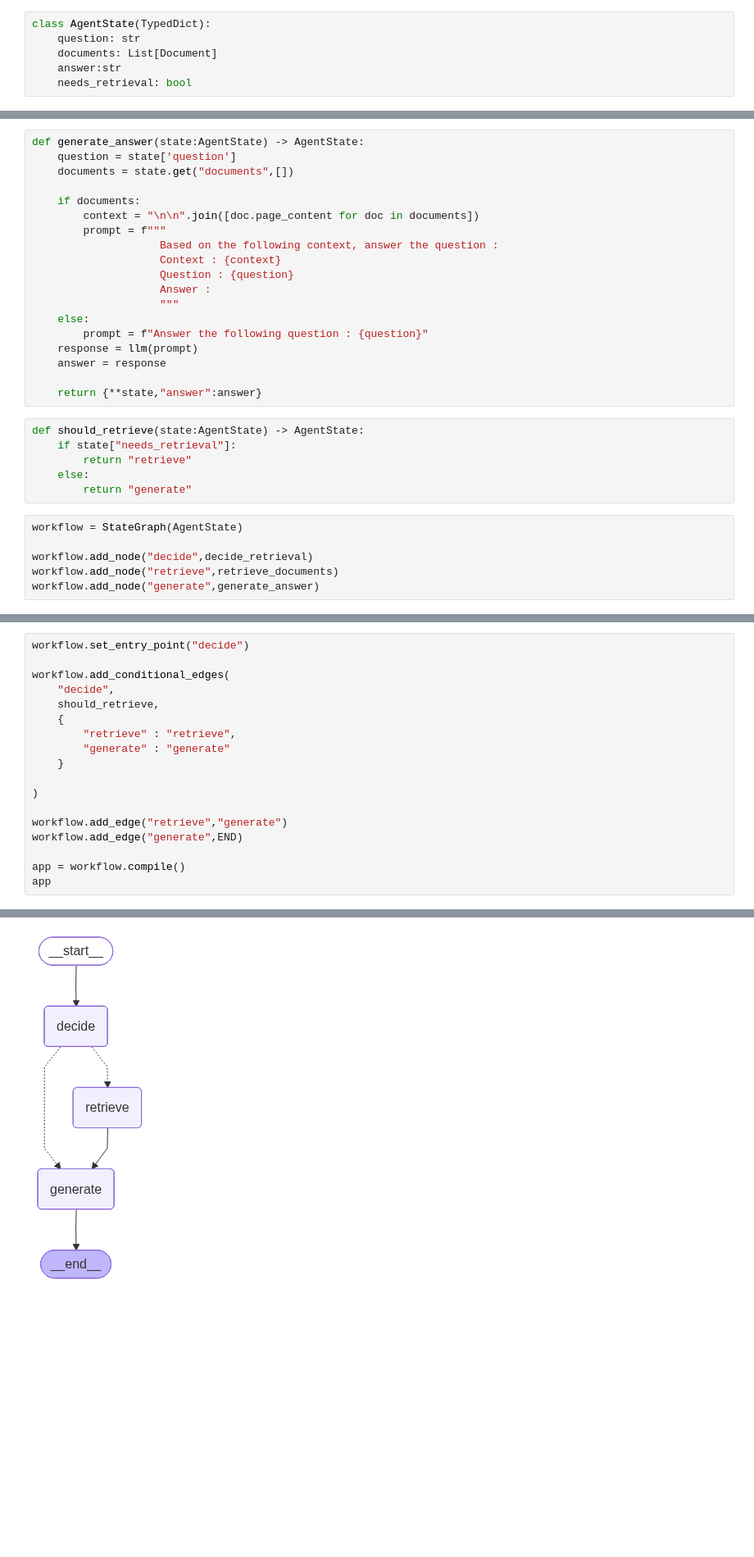
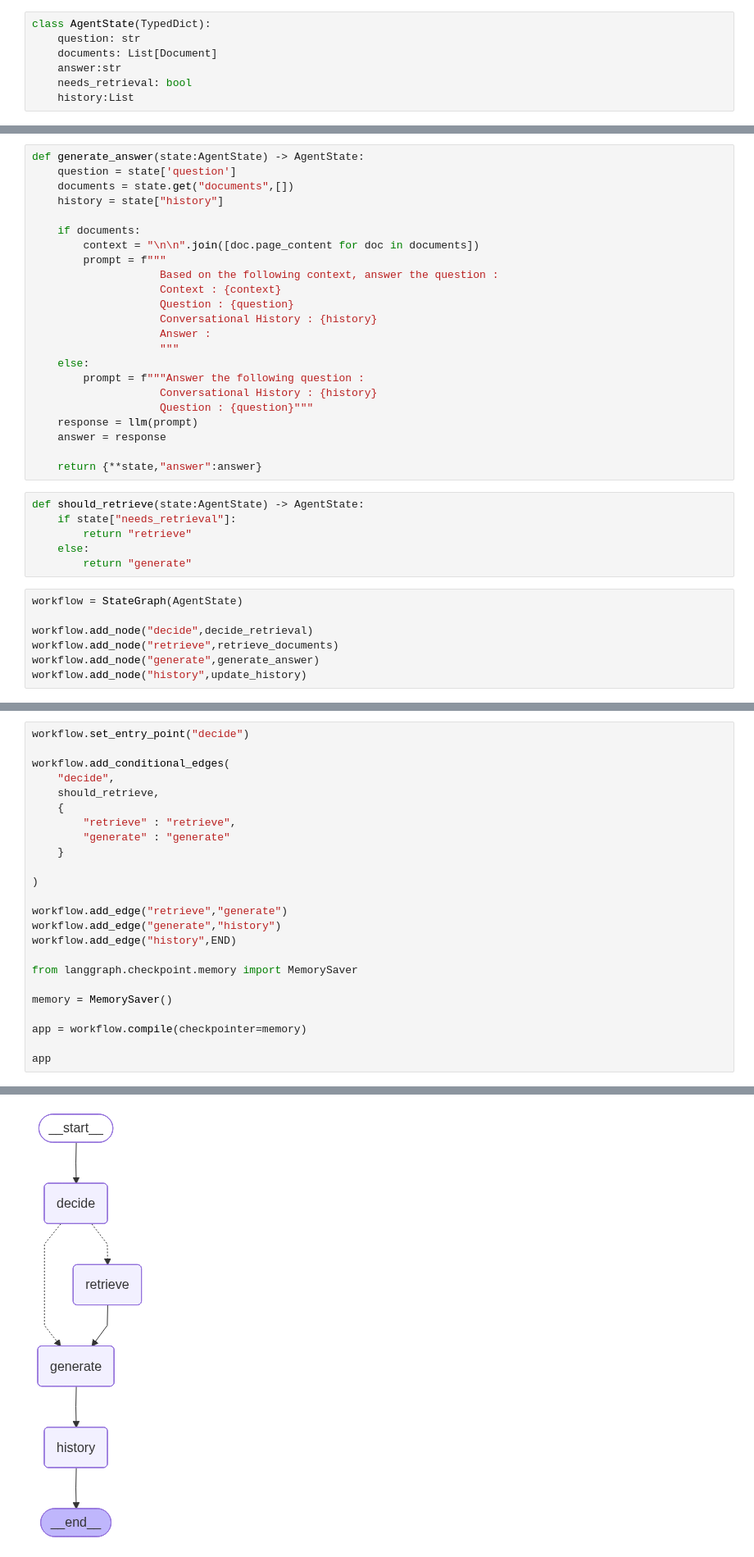
Before and after one commit to a-anuj/flashFeedAgent, a Jupyter notebook: notebooks/agentic_rag.ipynb, the cells around one changed output, grey strips where cells are left out. Shown at 82% size. Drawn from its saved outputs; the diff is of its cells as text; blank space fills up the shorter version.

Commit message:
feat : add memory to agent

```diff
--- a/notebooks/agentic_rag.ipynb
+++ b/notebooks/agentic_rag.ipynb
@@ -119,4 +116,5 @@ class AgentState(TypedDict):
     documents: List[Document]
     answer:str
     needs_retrieval: bool
+    history:List
 # %%
@@ -158,6 +164,7 @@ def retrieve_documents(state:AgentState) -> AgentState:
 def generate_answer(state:AgentState) -> AgentState:
     question = state['question']
     documents = state.get("documents",[])
+    history = state["history"]
 
     if documents:
         context = "\n\n".join([doc.page_content for doc in documents])
@@ -165,10 +172,13 @@ def generate_answer(state:AgentState) -> AgentState:
                     Based on the following context, answer the question :
                     Context : {context}
                     Question : {question}
+                    Conversational History : {history}
                     Answer :
                     """
     else:
-        prompt = f"Answer the following question : {question}"
+        prompt = f"""Answer the following question :
+                    Conversational History : {history}
+                    Question : {question}"""
     response = llm(prompt)
     answer = response
 
@@ -185,6 +195,7 @@ workflow = StateGraph(AgentState)
 workflow.add_node("decide",decide_retrieval)
 workflow.add_node("retrieve",retrieve_documents)
 workflow.add_node("generate",generate_answer)
+workflow.add_node("history",update_history)
 # %% [output]
 <langgraph.graph.state.StateGraph at 0x...>
 <langgraph.graph.state.StateGraph at 0x...>
@@ -203,9 +215,15 @@ workflow.add_conditional_edges(
 )
 
 workflow.add_edge("retrieve","generate")
-workflow.add_edge("generate",END)
+workflow.add_edge("generate","history")
+workflow.add_edge("history",END)
 
-app = workflow.compile()
+from langgraph.checkpoint.memory import MemorySaver
+
+memory = MemorySaver()
+
+app = workflow.compile(checkpointer=memory)
+
 app
 # %% [output]
 <langgraph.graph.state.StateGraph at 0x...>
@@ -215,2 +234,2 @@ app
-[figure, old version]
+[figure, new version]
 # %%
```
Also changed, not shown: parts of 11 cells of this notebook.
